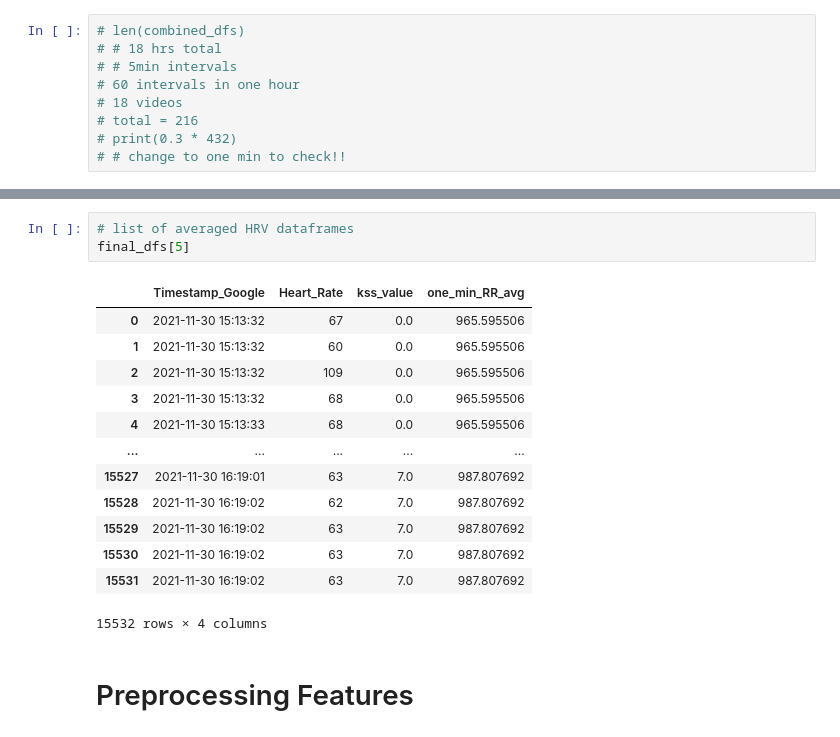
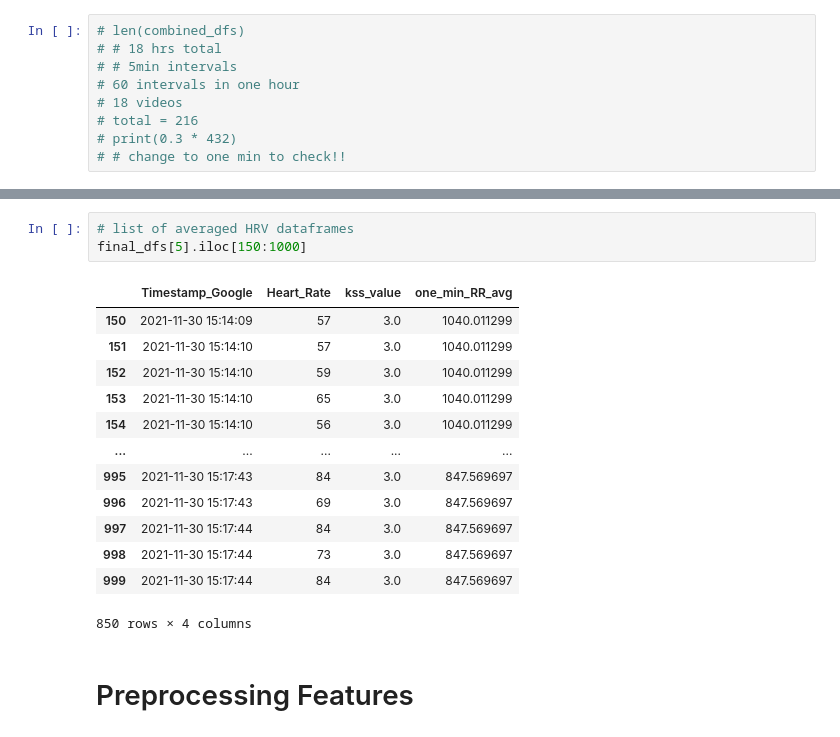
Before and after one commit to Jackfn96/3DS, a Jupyter notebook: notebooks/combiningKSS.ipynb, the cells around one changed output, grey strips where cells are left out. Cells and saved outputs as stored; diff of their text form.

```diff
--- a/notebooks/combiningKSS.ipynb
+++ b/notebooks/combiningKSS.ipynb
@@ -374,20 +467,20 @@ See the caveats in the documentation: https://pandas.pydata.org/pandas-docs/stab
 # %%
 # list of averaged HRV dataframes
-final_dfs[5]
+final_dfs[5].iloc[150:1000]
 # %% [output]
 |  | Timestamp_Google | Heart_Rate | kss_value | one_min_RR_avg |
-| 0 | 2021-11-30 15:13:32 | 67 | 0.0 | 965.595506 |
-| 1 | 2021-11-30 15:13:32 | 60 | 0.0 | 965.595506 |
-| 2 | 2021-11-30 15:13:32 | 109 | 0.0 | 965.595506 |
-| 3 | 2021-11-30 15:13:32 | 68 | 0.0 | 965.595506 |
-| 4 | 2021-11-30 15:13:33 | 68 | 0.0 | 965.595506 |
+| 150 | 2021-11-30 15:14:09 | 57 | 3.0 | 1040.011299 |
+| 151 | 2021-11-30 15:14:10 | 57 | 3.0 | 1040.011299 |
+| 152 | 2021-11-30 15:14:10 | 59 | 3.0 | 1040.011299 |
+| 153 | 2021-11-30 15:14:10 | 65 | 3.0 | 1040.011299 |
+| 154 | 2021-11-30 15:14:10 | 56 | 3.0 | 1040.011299 |
 | ... | ... | ... | ... | ... |
-| 15527 | 2021-11-30 16:19:01 | 63 | 7.0 | 987.807692 |
-| 15528 | 2021-11-30 16:19:02 | 62 | 7.0 | 987.807692 |
-| 15529 | 2021-11-30 16:19:02 | 63 | 7.0 | 987.807692 |
-| 15530 | 2021-11-30 16:19:02 | 63 | 7.0 | 987.807692 |
-| 15531 | 2021-11-30 16:19:02 | 63 | 7.0 | 987.807692 |
+| 995 | 2021-11-30 15:17:43 | 84 | 3.0 | 847.569697 |
+| 996 | 2021-11-30 15:17:43 | 69 | 3.0 | 847.569697 |
+| 997 | 2021-11-30 15:17:44 | 84 | 3.0 | 847.569697 |
+| 998 | 2021-11-30 15:17:44 | 73 | 3.0 | 847.569697 |
+| 999 | 2021-11-30 15:17:44 | 84 | 3.0 | 847.569697 |
-15532 rows × 4 columns
+850 rows × 4 columns
 # %% [markdown]
 # Preprocessing Features
 # %%
```
Also changed, not shown: parts of 28 cells of this notebook, 6 other files.
